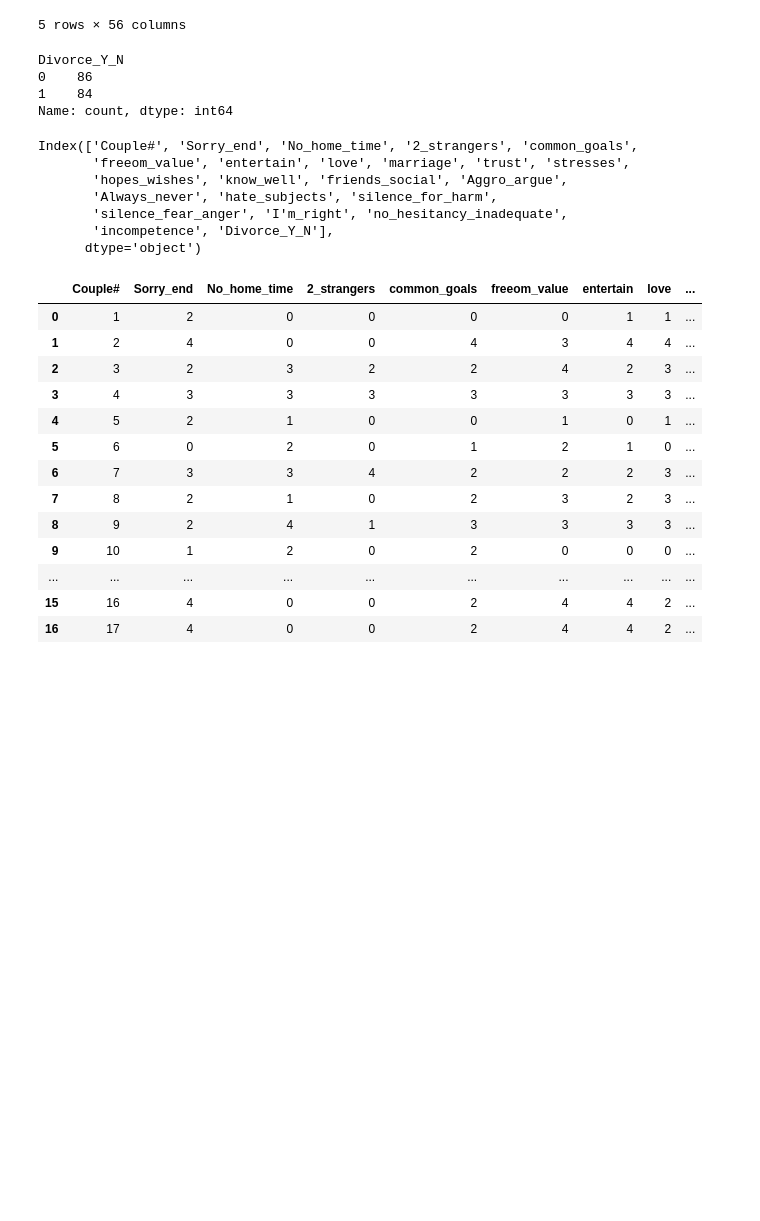
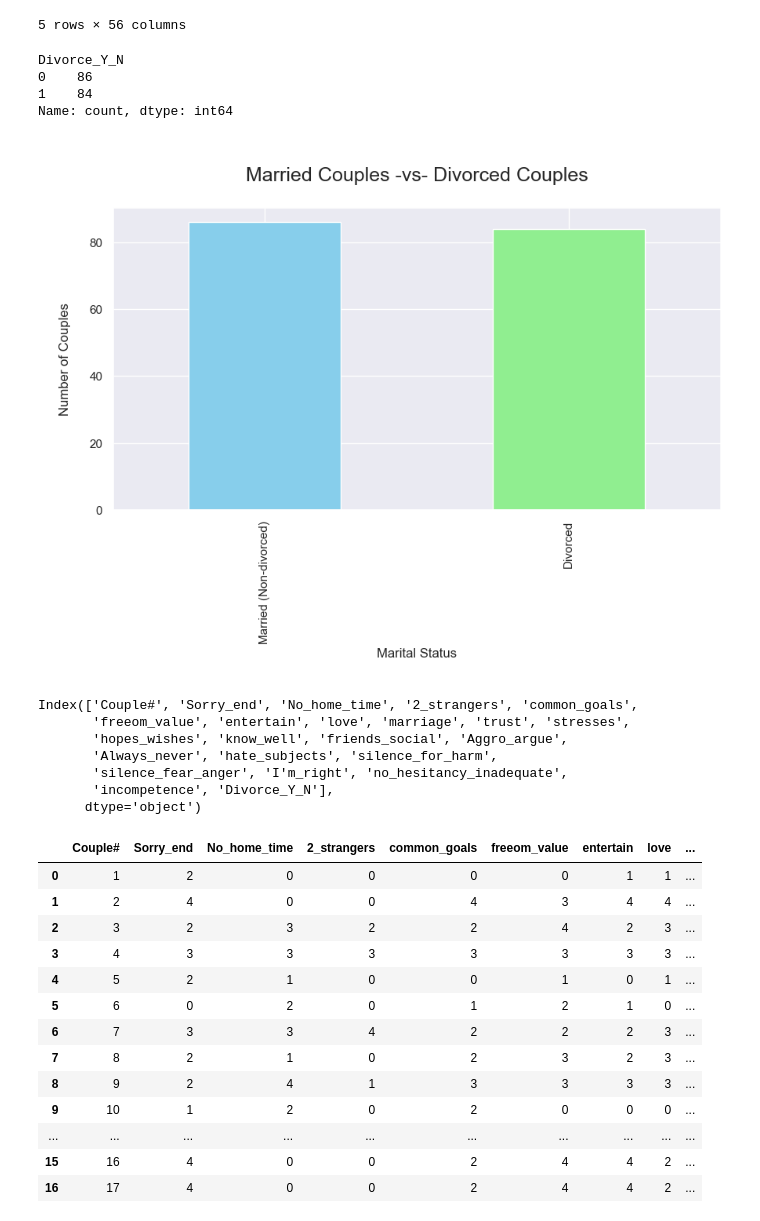
Before and after one commit to algjor/project2_creditcardfraud, a Jupyter notebook: proj_2_divorce.ipynb, the cells around one changed output. Cells and saved outputs as stored; diff of their text form; code cells hidden in the pictures; blank space fills up the shorter version.

```diff
--- a/proj_2_divorce.ipynb
+++ b/proj_2_divorce.ipynb
@@ -38,6 +36,31 @@ Divorce_Y_N
 0    86
 1    84
 Name: count, dtype: int64
+# %%
+# Plot Couples Marital Status
+# Define mapping of values to names
+mapping = {
+    0: 'Married (Non-divorced)',
+    1: 'Divorced'
+}
+
+# Replace 0 and 1 with names divorces (1=yes) and non-divorce (0=no) using the mapping
+revised_df = df.copy()
+
+revised_df['Divorce_Y_N'] = revised_df['Divorce_Y_N'].replace(mapping)
+revised_df = revised_df['Divorce_Y_N']
+revised_df
+
+colors = ['skyblue', 'lightgreen']
+
+plt.figure(figsize=(10, 5))
+revised_df.value_counts().plot(kind='bar', color = colors)
+plt.xlabel('Marital Status\n')
+plt.ylabel('\nNumber of Couples\n')
+plt.title('\nMarried Couples -vs- Divorced Couples\n', fontsize=18)
+plt.show()
+# %% [output]
+[figure, added]
 # %%
 # Drop all repeative columns
 # Clean data
```
Also changed, not shown: parts of 21 cells of this notebook.
